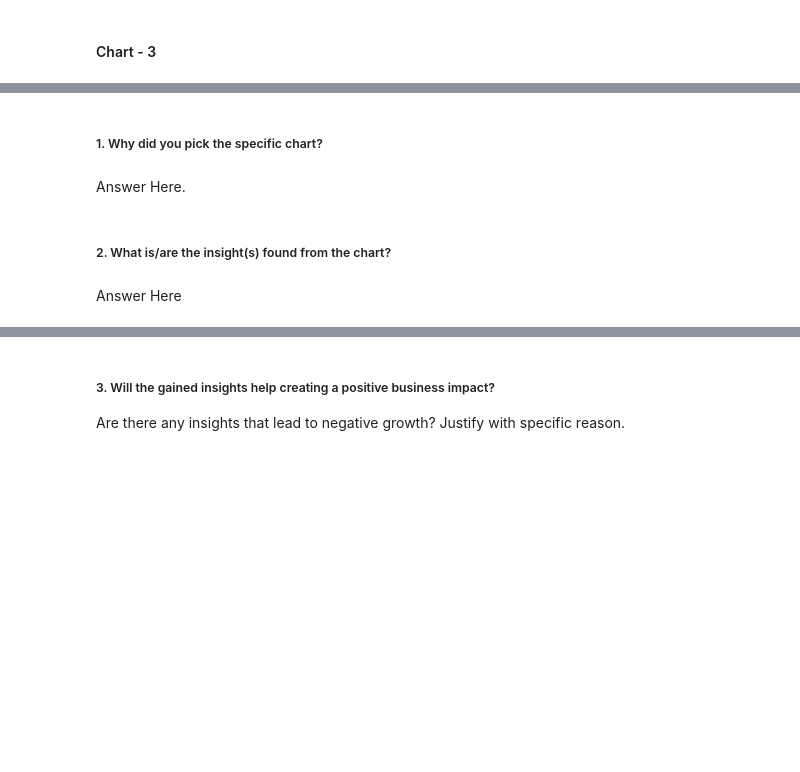
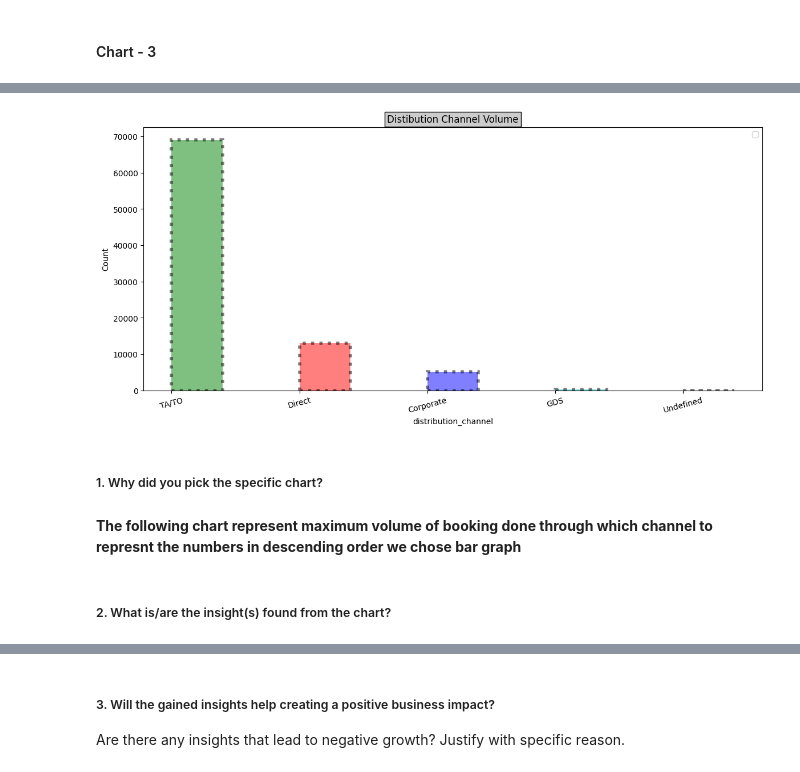
Before and after one commit to ARYANJAIN69/Hotel_Booking-Analysis, a Jupyter notebook: --ARYANJAIN_EDA_Submission.ipynb, the cells around one changed output, grey strips where cells are left out. Saved outputs shown, nothing was run; the diff lists cells and outputs as text; code cells hidden in the pictures; blank space fills up the shorter version.

```diff
--- a/--ARYANJAIN_EDA_Submission.ipynb
+++ b/--ARYANJAIN_EDA_Submission.ipynb
@@ -618,0 +366,19 @@ b) In the same, we have checked if there is any duplicacy in data & we found tha
+# %%
+# Let's create a function which will give us bar chart of data respective with a col.
+def get_count_from_column_bar(df, column_label):
+  df_grpd = df[column_label].value_counts()
+  df_grpd = pd.DataFrame({'index':df_grpd.index, 'count':df_grpd.values})
+  return df_grpd
+
+
+def plot_bar_chart_from_column(df, column_label, t1):
+  df_grpd = get_count_from_column(df, column_label)
+  fig, ax = plt.subplots(figsize=(14, 6))
+  c= ['g','r','b','c','y']
+  ax.bar(df_grpd['index'], df_grpd['count'], width = 0.4, align = 'edge', edgecolor = 'black', linewidth = 4, color = c, linestyle = ':', alpha = 0.5)
+  plt.title(t1, bbox={'facecolor':'0.8', 'pad':3})
+  plt.legend()
+  plt.ylabel('Count')
+  plt.xticks(rotation = 15) # use to format the lable of x-axis
+  plt.xlabel(column_label)
+  plt.show()
@@ -650,3 +449,5 @@ Answer Here
 #### Chart - 3
 # %%
 # Chart - 3 visualization code
+plot_bar_chart_from_column(hotel_booking_df, 'distribution_channel', 'Distibution Channel Volume')
+# %% [output]
@@ -653,8 +455,7 @@ Answer Here
+[figure, added]
 # %% [markdown]
 ##### 1. Why did you pick the specific chart?
-# %% [markdown]
-Answer Here.
+# %% [markdown]
+**The following chart represent maximum volume of booking done through which channel to represnt the numbers in descending order we chose bar graph**
 # %% [markdown]
 ##### 2. What is/are the insight(s) found from the chart?
-# %% [markdown]
-Answer Here
```
Also changed, not shown: parts of 148 cells of this notebook.
